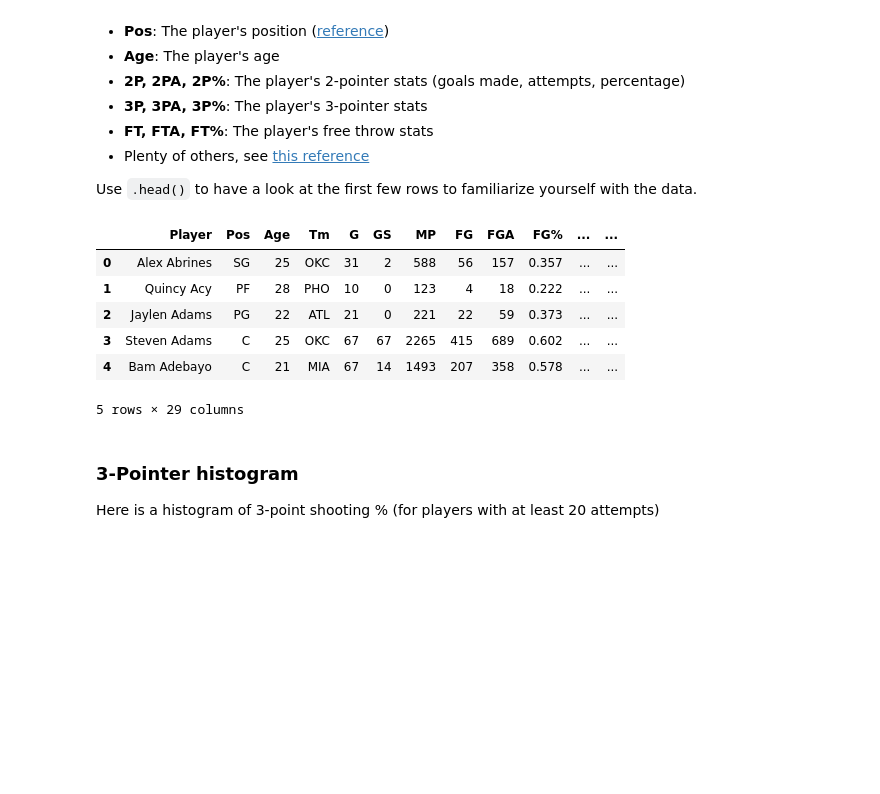
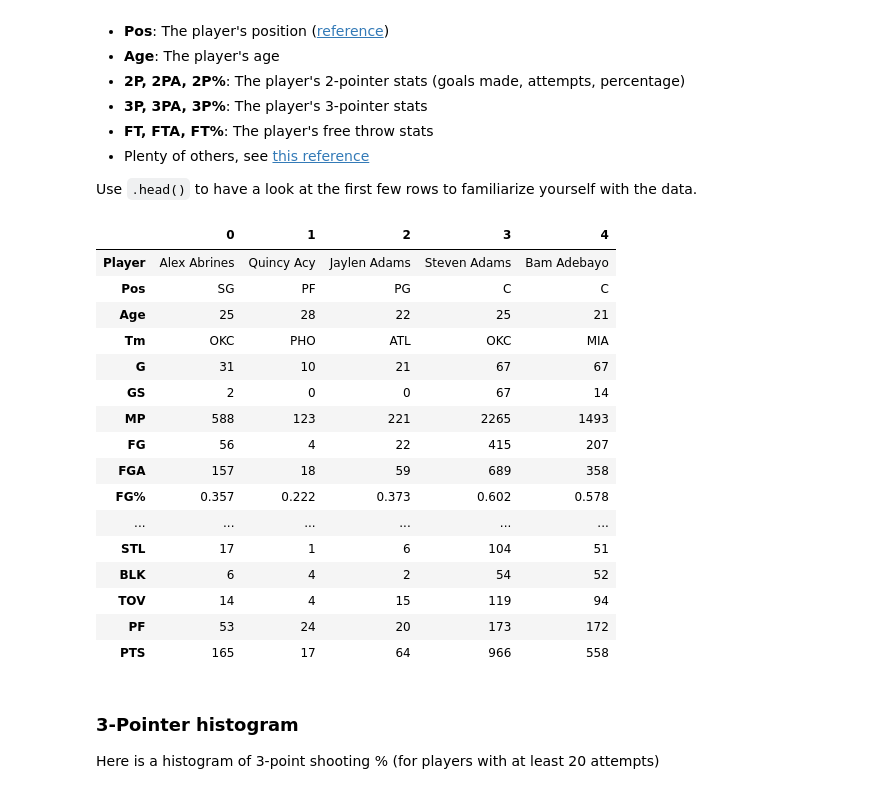
Before and after one commit to haroldfox/ts-stuy-2019, a Jupyter notebook: notebooks/03_distributions.ipynb, the cells around one changed output. Cells and saved outputs as stored; diff of their text form; code cells hidden in the pictures; blank space fills up the shorter version.

```diff
--- a/notebooks/03_distributions.ipynb
+++ b/notebooks/03_distributions.ipynb
@@ -133,15 +138,25 @@ The data has some basic data for each player:
 
 Use `.head()` to have a look at the first few rows to familiarize yourself with the data.
 # %%
-nba.head()
+nba.head().T
 # %% [output]
-|  | Player | Pos | Age | Tm | G | GS | MP | FG | FGA | FG% | ... | ... |
-| 0 | Alex Abrines | SG | 25 | OKC | 31 | 2 | 588 | 56 | 157 | 0.357 | ... | ... |
-| 1 | Quincy Acy | PF | 28 | PHO | 10 | 0 | 123 | 4 | 18 | 0.222 | ... | ... |
-| 2 | Jaylen Adams | PG | 22 | ATL | 21 | 0 | 221 | 22 | 59 | 0.373 | ... | ... |
-| 3 | Steven Adams | C | 25 | OKC | 67 | 67 | 2265 | 415 | 689 | 0.602 | ... | ... |
-| 4 | Bam Adebayo | C | 21 | MIA | 67 | 14 | 1493 | 207 | 358 | 0.578 | ... | ... |
+|  | 0 | 1 | 2 | 3 | 4 |
+| Player | Alex Abrines | Quincy Acy | Jaylen Adams | Steven Adams | Bam Adebayo |
+| Pos | SG | PF | PG | C | C |
+| Age | 25 | 28 | 22 | 25 | 21 |
+| Tm | OKC | PHO | ATL | OKC | MIA |
+| G | 31 | 10 | 21 | 67 | 67 |
+| GS | 2 | 0 | 0 | 67 | 14 |
+| MP | 588 | 123 | 221 | 2265 | 1493 |
+| FG | 56 | 4 | 22 | 415 | 207 |
+| FGA | 157 | 18 | 59 | 689 | 358 |
+| FG% | 0.357 | 0.222 | 0.373 | 0.602 | 0.578 |
+| ... | ... | ... | ... | ... | ... |
+| STL | 17 | 1 | 6 | 104 | 51 |
+| BLK | 6 | 4 | 2 | 54 | 52 |
+| TOV | 14 | 4 | 15 | 119 | 94 |
+| PF | 53 | 24 | 20 | 173 | 172 |
+| PTS | 165 | 17 | 64 | 966 | 558 |
-5 rows × 29 columns
 # %% [markdown]
 ### 3-Pointer histogram
 
```
Also changed, not shown: parts of 3 cells of this notebook.
